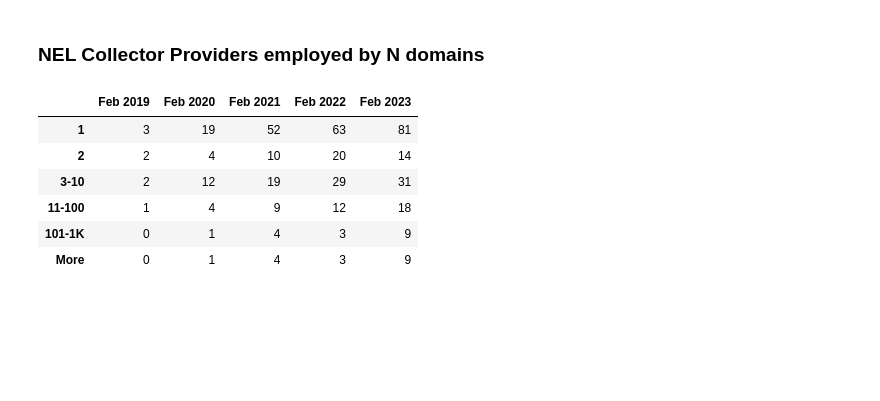
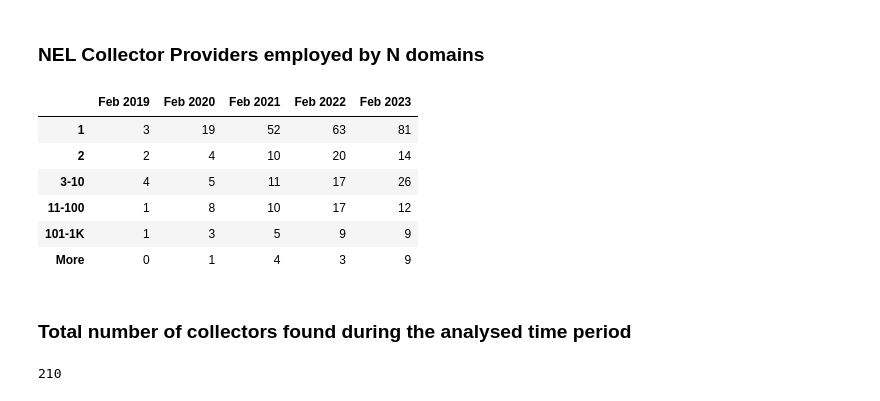
Before and after one commit to JurikMatej/IBP-NEL-Analysis-Scripts, a Jupyter notebook: results/result_nel_collector_provider_usage.ipynb, the cells around one changed output. Drawn from its saved outputs; the diff is of its cells as text; code cells hidden in the pictures; blank space fills up the shorter version.

```diff
--- a/results/result_nel_collector_provider_usage.ipynb
+++ b/results/result_nel_collector_provider_usage.ipynb
@@ -32,6 +32,11 @@ from results.result_utils import date_to_text_format, concat_data_from_files
 result = concat_data_from_files(used_data_files)
 
 result['date_formatted'] = result['date'].map(date_to_text_format)
+
+result['as_primary'] = result['as_primary'].astype('UInt32')
+result['as_secondary'] = result['as_secondary'].astype('UInt32')
+result['among_fallback'] = result['among_fallback'].astype('UInt32')
+
 result
 # %% [output]
 |  | date | providers | as_primary | share_as_primary | as_secondary | share_as_secondary | among_fallback | ... |
@@ -90,37 +179,43 @@ for date in dates_to_visualize:
 
     # month_result['1']
     next_val = month_collector_data[month_collector_data['as_primary'] == 1].count()
     month_data_col.append(get_first_or_0(next_val))
 
     # month_result['2']
     next_val = month_collector_data[month_collector_data['as_primary'] == 2].count()
     month_data_col.append(get_first_or_0(next_val))
 
     # month_result['3-10']
-    next_val = month_collector_data[(month_collector_data['as_primary'] >= 3) & (month_collector_data['as_primary'] >= 10)].count()
+    next_val = month_collector_data[(month_collector_data['as_primary'] >= 3) & (month_collector_data['as_primary'] <= 10)].count()
     month_data_col.append(get_first_or_0(next_val))
 
     # month_result['3-10']
-    next_val = month_collector_data[(month_collector_data['as_primary'] >= 11) & (month_collector_data['as_primary'] >= 100)].count()
+    next_val = month_collector_data[(month_collector_data['as_primary'] >= 11) & (month_collector_data['as_primary'] <= 100)].count()
     month_data_col.append(get_first_or_0(next_val))
 
     # month_result['3-10']
-    next_val = month_collector_data[(month_collector_data['as_primary'] >= 101) & (month_collector_data['as_primary'] >= 1000)].count()
+    next_val = month_collector_data[(month_collector_data['as_primary'] >= 101) & (month_collector_data['as_primary'] <= 1000)].count()
     month_data_col.append(get_first_or_0(next_val))
 
     # month_result['3-10']
     next_val = month_collector_data[month_collector_data['as_primary'] >= 1001].count()
     month_data_col.append(get_first_or_0(next_val))
 
 
     employment_result[date_to_text_format(date)] = month_data_col
 
 employment_result
 # %% [output]
 |  | Feb 2019 | Feb 2020 | Feb 2021 | Feb 2022 | Feb 2023 |
 | 1 | 3 | 19 | 52 | 63 | 81 |
 | 2 | 2 | 4 | 10 | 20 | 14 |
-| 3-10 | 2 | 12 | 19 | 29 | 31 |
-| 11-100 | 1 | 4 | 9 | 12 | 18 |
-| 101-1K | 0 | 1 | 4 | 3 | 9 |
+| 3-10 | 4 | 5 | 11 | 17 | 26 |
+| 11-100 | 1 | 8 | 10 | 17 | 12 |
+| 101-1K | 1 | 3 | 5 | 9 | 9 |
 | More | 0 | 1 | 4 | 3 | 9 |
+# %% [markdown]
+### Total number of collectors found during the analysed time period
+# %%
+len(result['providers'].unique())
+# %% [output]
+210
```
Also changed, not shown: parts of 7 cells of this notebook.
